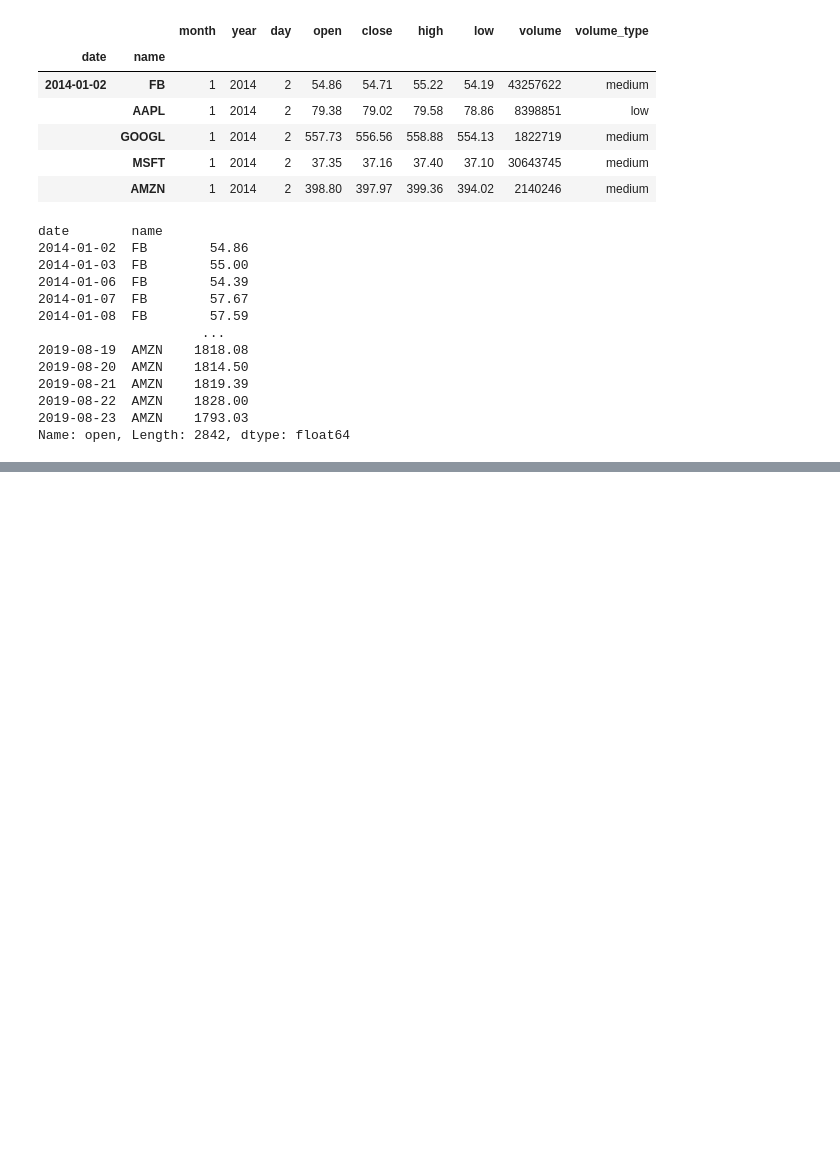
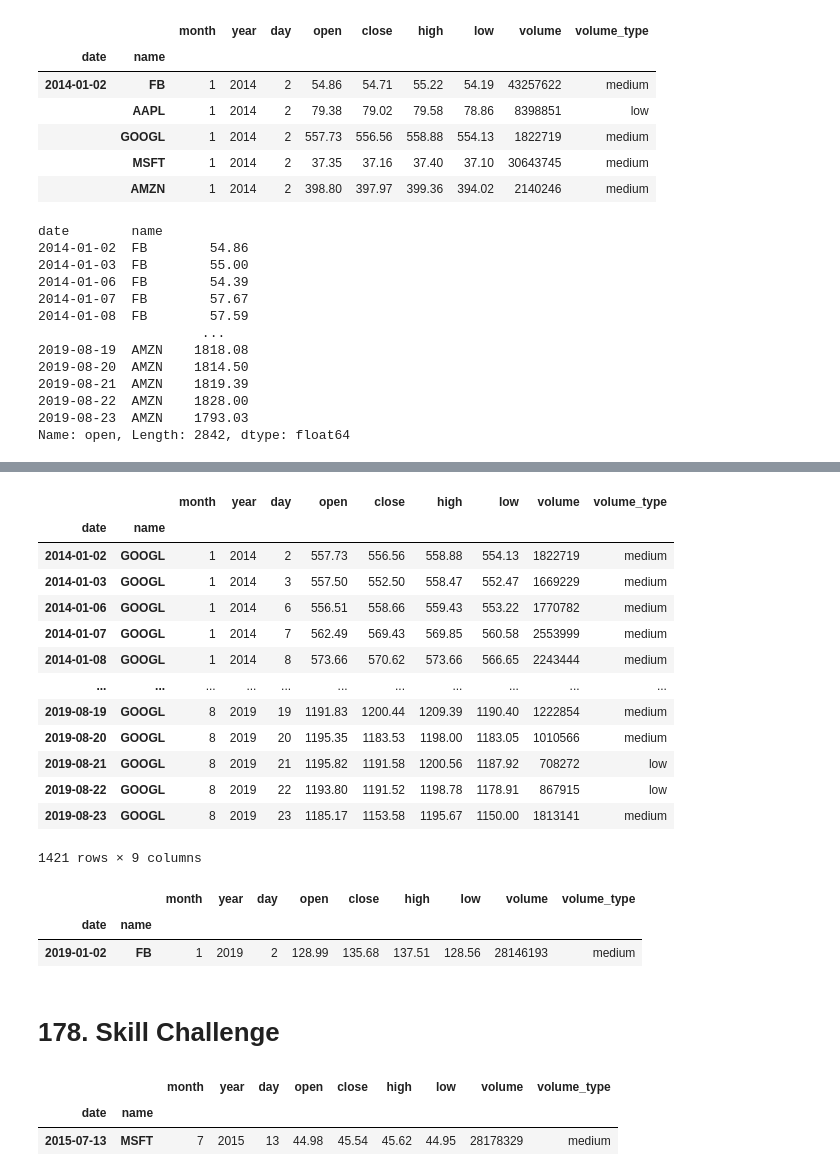
Before and after one commit to TomaszBury/The-ultimate-pandas-bootcamp-advanced-python-data-analysis, a Jupyter notebook: section_07/multi_dimensional.ipynb, the cells around one changed output, grey strips where cells are left out. Saved outputs shown, nothing was run; the diff lists cells and outputs as text; code cells hidden in the pictures; blank space fills up the shorter version.

```diff
--- a/section_07/multi_dimensional.ipynb
+++ b/section_07/multi_dimensional.ipynb
@@ -521,0 +634,25 @@ Name: open, Length: 2842, dtype: float64
+# %%
+tech.xs(key='GOOGL', level=1 , drop_level=False)
+# %% [output]
+|  |  | month | year | day | open | close | high | low | volume | volume_type |
+| date | name |  |  |  |  |  |  |  |  |  |
+| 2014-01-02 | GOOGL | 1 | 2014 | 2 | 557.73 | 556.56 | 558.88 | 554.13 | 1822719 | medium |
+| 2014-01-03 | GOOGL | 1 | 2014 | 3 | 557.50 | 552.50 | 558.47 | 552.47 | 1669229 | medium |
+| 2014-01-06 | GOOGL | 1 | 2014 | 6 | 556.51 | 558.66 | 559.43 | 553.22 | 1770782 | medium |
+| 2014-01-07 | GOOGL | 1 | 2014 | 7 | 562.49 | 569.43 | 569.85 | 560.58 | 2553999 | medium |
+| 2014-01-08 | GOOGL | 1 | 2014 | 8 | 573.66 | 570.62 | 573.66 | 566.65 | 2243444 | medium |
+| ... | ... | ... | ... | ... | ... | ... | ... | ... | ... | ... |
+| 2019-08-19 | GOOGL | 8 | 2019 | 19 | 1191.83 | 1200.44 | 1209.39 | 1190.40 | 1222854 | medium |
+| 2019-08-20 | GOOGL | 8 | 2019 | 20 | 1195.35 | 1183.53 | 1198.00 | 1183.05 | 1010566 | medium |
+| 2019-08-21 | GOOGL | 8 | 2019 | 21 | 1195.82 | 1191.58 | 1200.56 | 1187.92 | 708272 | low |
+| 2019-08-22 | GOOGL | 8 | 2019 | 22 | 1193.80 | 1191.52 | 1198.78 | 1178.91 | 867915 | low |
+| 2019-08-23 | GOOGL | 8 | 2019 | 23 | 1185.17 | 1153.58 | 1195.67 | 1150.00 | 1813141 | medium |
+1421 rows × 9 columns
+# %%
+tech.xs(key=('2019-01-02','FB'),level=(0,1))
+# %% [output]
+|  |  | month | year | day | open | close | high | low | volume | volume_type |
+| date | name |  |  |  |  |  |  |  |  |  |
+| 2019-01-02 | FB | 1 | 2019 | 2 | 128.99 | 135.68 | 137.51 | 128.56 | 28146193 | medium |
+# %% [markdown]
+# 178. Skill Challenge
@@ -521,0 +665,6 @@ Name: open, Length: 2842, dtype: float64
+# %%
+tech_df2.head(n=1)
+# %% [output]
+|  |  | month | year | day | open | close | high | low | volume | volume_type |
+| date | name |  |  |  |  |  |  |  |  |  |
+| 2015-07-13 | MSFT | 7 | 2015 | 13 | 44.98 | 45.54 | 45.62 | 44.95 | 28178329 | medium |
```
Also changed, not shown: parts of 44 cells of this notebook, 1 other file.
